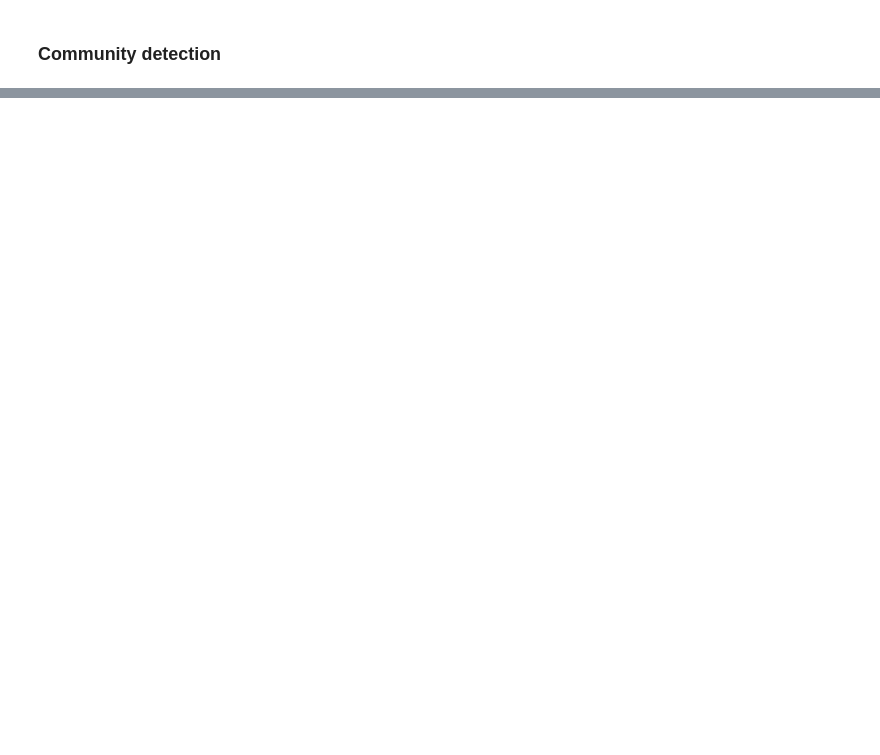
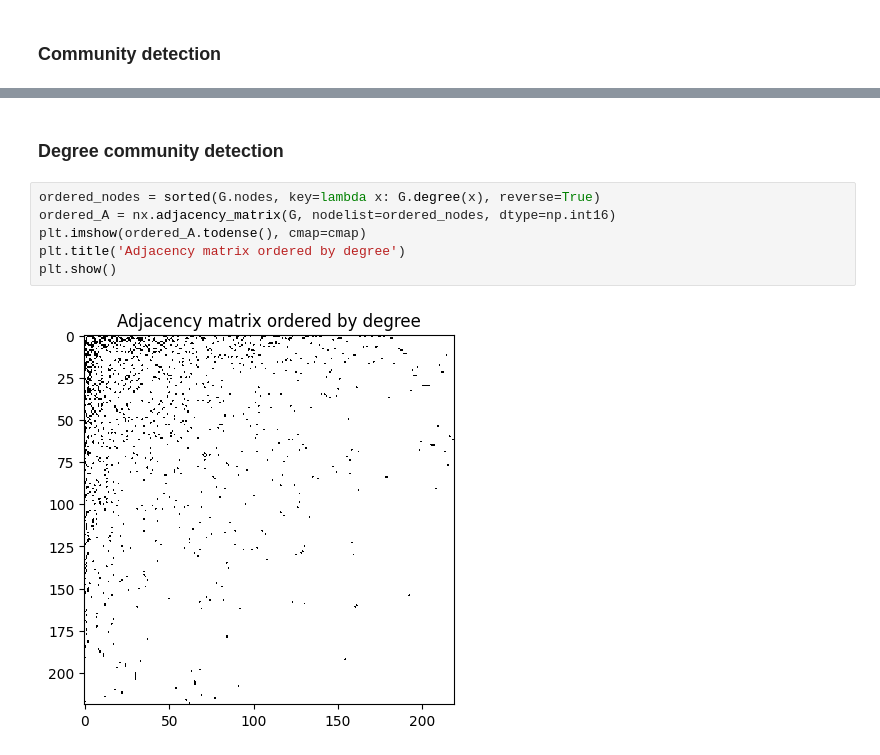
Before and after one commit to rik1599/advanced-data-science-2023, a Jupyter notebook: internet-industry-partnerships/internet-industry.partnership.ipynb, the cells around one changed output, grey strips where cells are left out. Saved outputs shown, nothing was run; the diff lists cells and outputs as text; blank space fills up the shorter version.

```diff
--- a/internet-industry-partnerships/internet-industry.partnership.ipynb
+++ b/internet-industry-partnerships/internet-industry.partnership.ipynb
@@ -507,0 +556,10 @@ print(np.corrcoef(x,y)[0,1])
+# %% [markdown]
+### Degree community detection
+# %%
+ordered_nodes = sorted(G.nodes, key=lambda x: G.degree(x), reverse=True)
+ordered_A = nx.adjacency_matrix(G, nodelist=ordered_nodes, dtype=np.int16)
+plt.imshow(ordered_A.todense(), cmap=cmap)
+plt.title('Adjacency matrix ordered by degree')
+plt.show()
+# %% [output]
+[figure, added]
```
Also changed, not shown: parts of 15 cells of this notebook.
